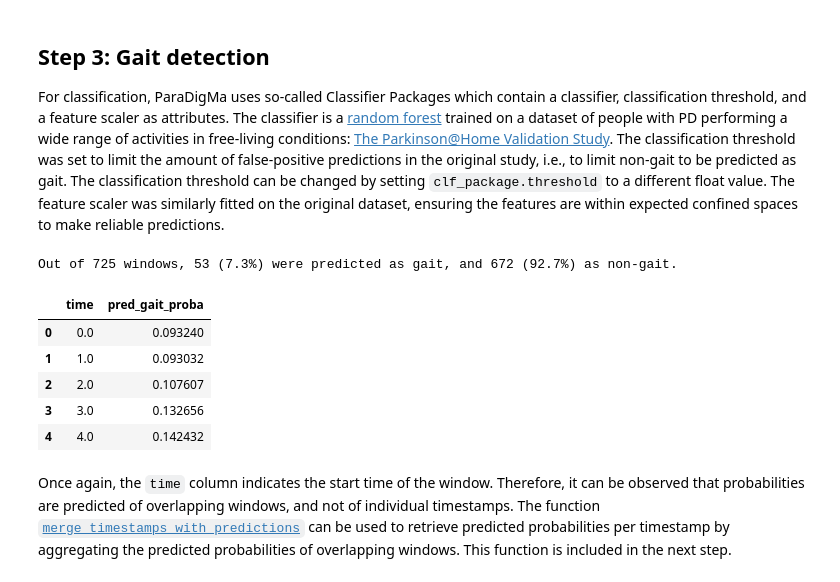
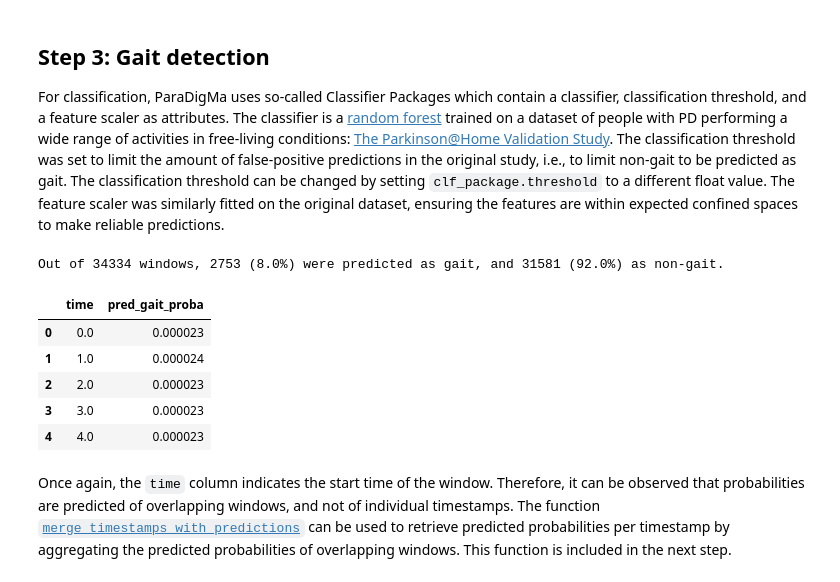
Before and after one commit to biomarkersParkinson/paradigma, a Jupyter notebook: docs/tutorials/gait_analysis.ipynb, the cells around one changed output. Cells and saved outputs as stored; diff of their text form; code cells hidden in the pictures.

```diff
--- a/docs/tutorials/gait_analysis.ipynb
+++ b/docs/tutorials/gait_analysis.ipynb
@@ -27,12 +28,15 @@ We use the interally developed `TSDF` ([documentation](https://biomarkersparkins
 from pathlib import Path
 from paradigma.util import load_tsdf_dataframe
 
-# Set the path to the data file location
-path_to_data = Path('../../tests/data')
-path_to_prepared_data =  path_to_data / '1.prepared_data' / 'imu'
+# Set the path to where the prepared data is saved and load the data.
+# Note: the test data is stored in TSDF, but you can load your data in your own way
+path_to_data =  Path('../../example_data')
+path_to_prepared_data = path_to_data / 'imu'
+
+raw_data_segment_nr  = '0001'
 
 # Load the data from the file
-df_imu, _, _ = load_tsdf_dataframe(path_to_prepared_data, prefix='IMU')
+df_imu, _, _ = load_tsdf_dataframe(path_to_prepared_data, prefix=f'IMU_segment{raw_data_segment_nr}')
 
 df_imu
 # %% [output]
@@ -125,41 +129,41 @@ For classification, ParaDigMa uses so-called Classifier Packages which contain a
 # %%
 from importlib.resources import files
 from paradigma.classification import ClassifierPackage
 from paradigma.pipelines.gait_pipeline import detect_gait
 
 # Set the path to the classifier package
 classifier_package_filename = 'gait_detection_clf_package.pkl'
 full_path_to_classifier_package = files('paradigma') / 'assets' / classifier_package_filename
 
 # Load the classifier package
-clf_package = ClassifierPackage.load(full_path_to_classifier_package)
+clf_package_detection = ClassifierPackage.load(full_path_to_classifier_package)
 
 # Detecting gait returns the probability of gait for each window, which is concatenated to
 # the original dataframe
 df_gait['pred_gait_proba'] = detect_gait(
     df=df_gait,
-    clf_package=clf_package
+    clf_package=clf_package_detection
 )
 
 n_windows = df_gait.shape[0]
-n_predictions_gait = df_gait.loc[df_gait['pred_gait_proba'] >= clf_package.threshold].shape[0]
+n_predictions_gait = df_gait.loc[df_gait['pred_gait_proba'] >= clf_package_detection.threshold].shape[0]
 perc_predictions_gait = round(100 * n_predictions_gait / n_windows, 1)
-n_predictions_non_gait = df_gait.loc[df_gait['pred_gait_proba'] < clf_package.threshold].shape[0]
+n_predictions_non_gait = df_gait.loc[df_gait['pred_gait_proba'] < clf_package_detection.threshold].shape[0]
 perc_predictions_non_gait = round(100 * n_predictions_non_gait / n_windows, 1)
 
 print(f"Out of {n_windows} windows, {n_predictions_gait} ({perc_predictions_gait}%) were predicted as gait, and {n_predictions_non_gait} ({perc_predictions_non_gait}%) as non-gait.")
 
 # Only the time and the predicted gait probability are shown, but the dataframe also contains
 # the extracted features
 df_gait[['time', 'pred_gait_proba']].head()
 # %% [output]
-Out of 725 windows, 53 (7.3%) were predicted as gait, and 672 (92.7%) as non-gait.
+Out of 34334 windows, 2753 (8.0%) were predicted as gait, and 31581 (92.0%) as non-gait.
 |  | time | pred_gait_proba |
-| 0 | 0.0 | 0.093240 |
-| 1 | 1.0 | 0.093032 |
-| 2 | 2.0 | 0.107607 |
-| 3 | 3.0 | 0.132656 |
-| 4 | 4.0 | 0.142432 |
+| 0 | 0.0 | 0.000023 |
+| 1 | 1.0 | 0.000024 |
+| 2 | 2.0 | 0.000023 |
+| 3 | 3.0 | 0.000023 |
+| 4 | 4.0 | 0.000023 |
 # %% [markdown]
 Once again, the `time` column indicates the start time of the window. Therefore, it can be observed that probabilities are predicted of overlapping windows, and not of individual timestamps. The function [`merge_timestamps_with_predictions`](https://github.com/biomarkersParkinson/paradigma/blob/main/src/paradigma/util.py) can be used to retrieve predicted probabilities per timestamp by aggregating the predicted probabilities of overlapping windows. This function is included in the next step.
 # %% [markdown]
```
Also changed, not shown: parts of 18 cells of this notebook, 2 other files.
